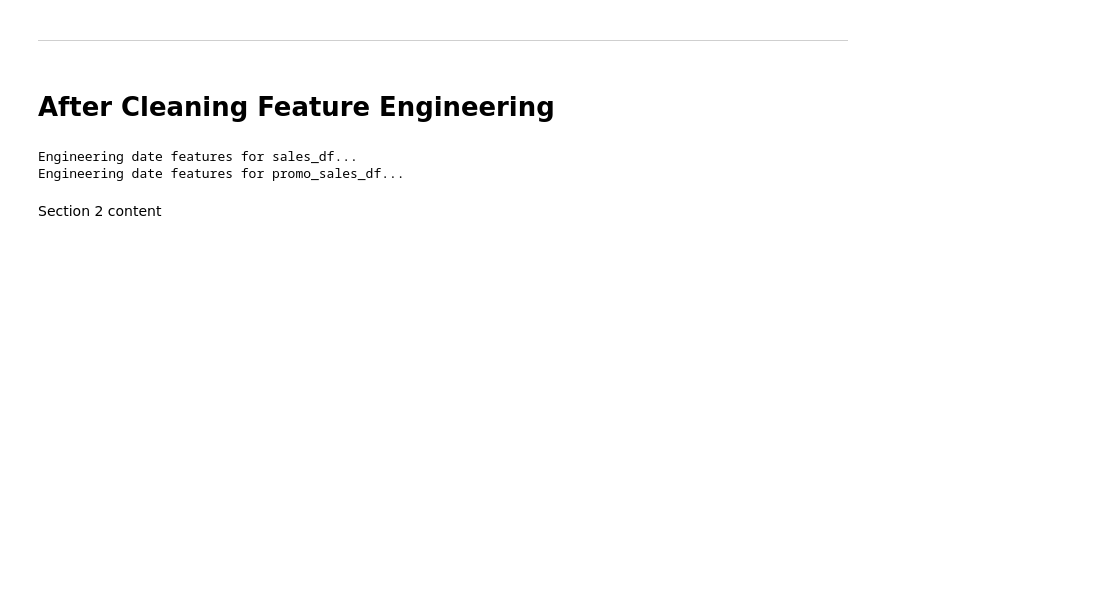
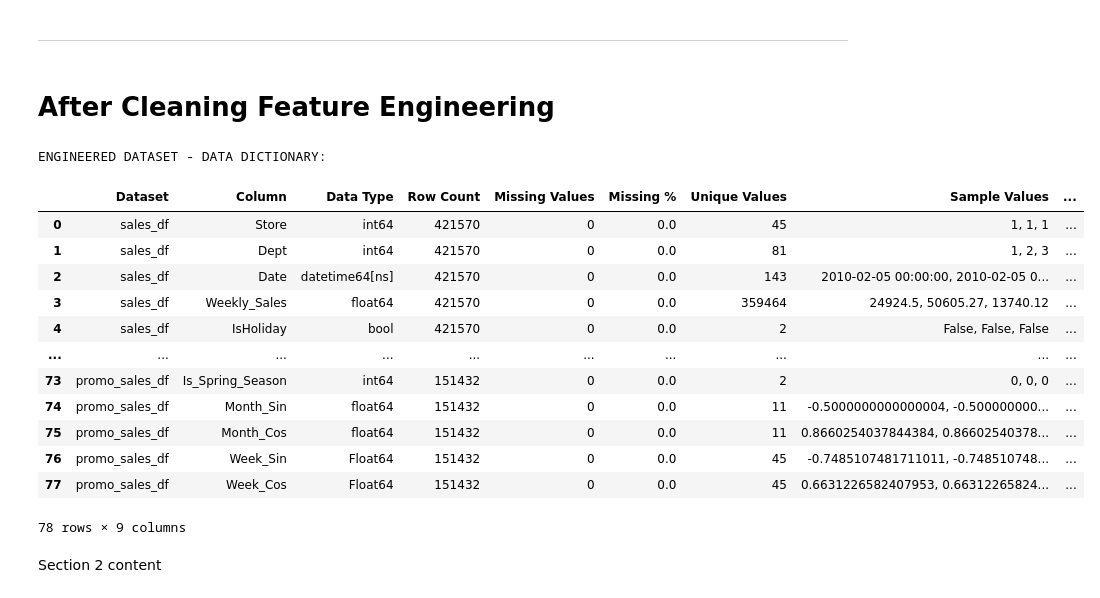
Before and after one commit to Julian-Elliott/retail-sales-analysis, a Jupyter notebook: jupyter_notebooks/retail-sales-analysis.ipynb, the cells around one changed output. Drawn from its saved outputs; the diff is of its cells as text; code cells hidden in the pictures; blank space fills up the shorter version.

Commit message:
feat: add date features and catalogue features

```diff
--- a/jupyter_notebooks/retail-sales-analysis.ipynb
+++ b/jupyter_notebooks/retail-sales-analysis.ipynb
@@ -1040,7 +1040,6 @@ FINAL CLEAN DATASETS - DATA DICTIONARY:
 datasets_to_engineer = {'sales_df': sales_df, 'promo_sales_df': promo_sales_df}
 
 for dataset_name, df in datasets_to_engineer.items():
-    print(f"Engineering date features for {dataset_name}...")
 
     # Extract temporal components
     df['Year'] = df['Date'].dt.year
@@ -1074,9 +1073,35 @@ for dataset_name, df in datasets_to_engineer.items():
     df['Month_Cos'] = np.cos(2 * np.pi * df['Month'] / 12)
     df['Week_Sin'] = np.sin(2 * np.pi * df['Week_of_Year'] / 52)
     df['Week_Cos'] = np.cos(2 * np.pi * df['Week_of_Year'] / 52)
-# %% [output]
-Engineering date features for sales_df...
-Engineering date features for promo_sales_df...
+# %%
+# Generate data dictionary for final engineered datasets
+final_engineered_data = {
+    'sales_df': sales_df,
+    'promo_sales_df': promo_sales_df
+}
+
+# Create comprehensive data dictionary for engineered datasets
+final_engineered_data_dictionary = create_data_dictionary(final_engineered_data)
+
+print("ENGINEERED DATASET - DATA DICTIONARY:")
+
+# Display the data dictionary
+final_engineered_data_dictionary
+# %% [output]
+ENGINEERED DATASET - DATA DICTIONARY:
+|  | Dataset | Column | Data Type | Row Count | Missing Values | Missing % | Unique Values | Sample Values | ... |
+| 0 | sales_df | Store | int64 | 421570 | 0 | 0.0 | 45 | 1, 1, 1 | ... |
+| 1 | sales_df | Dept | int64 | 421570 | 0 | 0.0 | 81 | 1, 2, 3 | ... |
+| 2 | sales_df | Date | datetime64[ns] | 421570 | 0 | 0.0 | 143 | 2010-02-05 00:00:00, 2010-02-05 0... | ... |
+| 3 | sales_df | Weekly_Sales | float64 | 421570 | 0 | 0.0 | 359464 | 24924.5, 50605.27, 13740.12 | ... |
+| 4 | sales_df | IsHoliday | bool | 421570 | 0 | 0.0 | 2 | False, False, False | ... |
+| ... | ... | ... | ... | ... | ... | ... | ... | ... | ... |
+| 73 | promo_sales_df | Is_Spring_Season | int64 | 151432 | 0 | 0.0 | 2 | 0, 0, 0 | ... |
+| 74 | promo_sales_df | Month_Sin | float64 | 151432 | 0 | 0.0 | 11 | -0.5000000000000004, -0.500000000... | ... |
+| 75 | promo_sales_df | Month_Cos | float64 | 151432 | 0 | 0.0 | 11 | 0.8660254037844384, 0.86602540378... | ... |
+| 76 | promo_sales_df | Week_Sin | Float64 | 151432 | 0 | 0.0 | 45 | -0.7485107481711011, -0.748510748... | ... |
+| 77 | promo_sales_df | Week_Cos | Float64 | 151432 | 0 | 0.0 | 45 | 0.6631226582407953, 0.66312265824... | ... |
+78 rows × 9 columns
 # %% [markdown]
 Section 2 content
 # %% [markdown]
```
